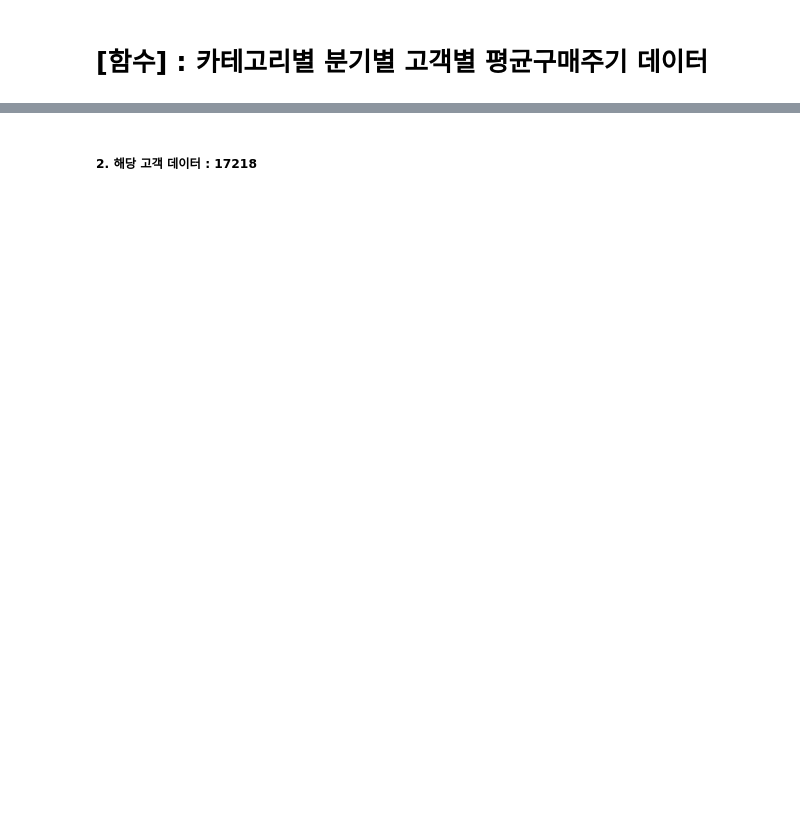
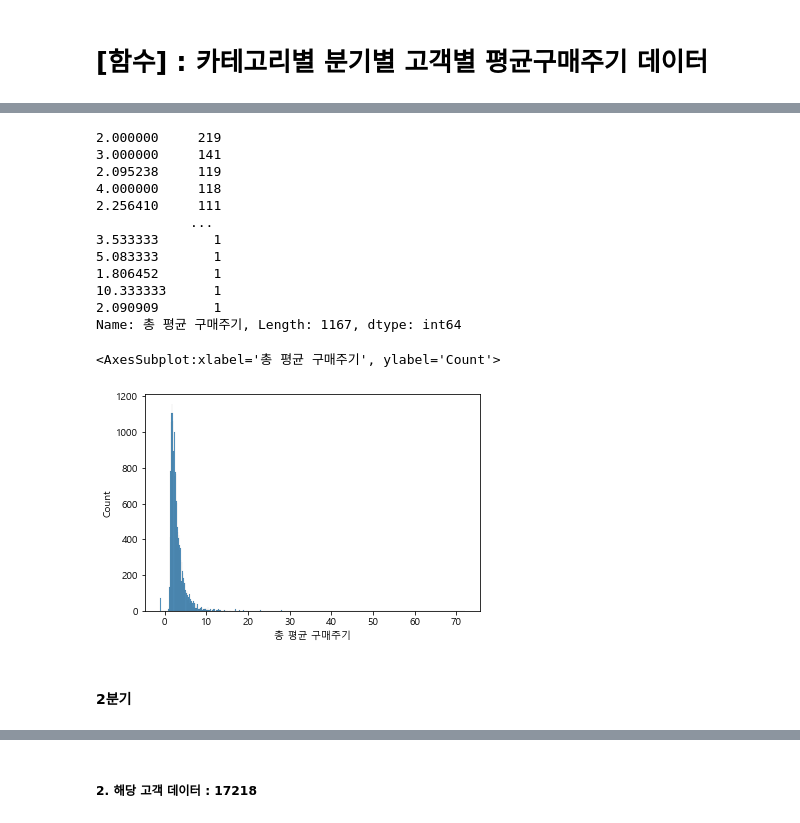
Before and after one commit to leejunghyunA/second_projects, a Jupyter notebook: R_평균구매주기_1022_정현.ipynb, the cells around one changed output, grey strips where cells are left out. Drawn from its saved outputs; the diff is of its cells as text; code cells hidden in the pictures; blank space fills up the shorter version.

```diff
--- a/R_평균구매주기_1022_정현.ipynb
+++ b/R_평균구매주기_1022_정현.ipynb
@@ -341,0 +350,5 @@ q8.to_csv('total_Q8.csv')
+# %%
+import pandas as pd
+
+q1 = pd.read_csv("C:/Users/jeoun/Documents/GitHub/study/study/2차 플젝\정현's 데이터/total_Q1.csv", index_col = 0)
+q1.head()
@@ -502,0 +658,31 @@ Q_8 = out_q_df(q8)
+# %%
+# 전체
+def out_q_total_df(q_df, add_df):
+
+    # 고객리스트
+    for cust in q_df['CUSTNO'].unique().tolist():
+        cust_df = q_df[q_df['CUSTNO']==cust]
+
+        cat_date = cust_df['PURDATE'].unique().tolist()
+        cat_date.sort(reverse=True)
+
+        if len(cat_date) == 0:
+            pass
+        elif len(cat_date) == 1:
+            mean_date = -1 #'just_one'
+            add_df.loc[cust, '총 평균 구매주기'] = mean_date
+        else:
+            date_li = []
+            for day_ind in range(len(cat_date)-1):
+                day_after = cat_date[day_ind]
+                day_before = cat_date[day_ind + 1]
+
+                # 다음구매일 - 전구매일
+                date = datetime.strptime(str(day_after),'%Y%m%d') - datetime.strptime(str(day_before),'%Y%m%d')
+
+                date_li.append(date.days)
+            # 평균 구매일
+            mean_date = sum(date_li) / len(date_li)
+
+            add_df.loc[cust, '총 평균 구매주기'] = mean_date
+    return add_df
@@ -502,0 +783,3 @@ Q_8 = out_q_df(q8)
+# %%
+R_total_Q1 = out_q_total_df(q1, Q_1)
+R_total_Q1
@@ -502,0 +800,20 @@ Q_8 = out_q_df(q8)
+# %%
+print(R_total_Q1['총 평균 구매주기'].value_counts())
+sns.histplot(R_total_Q1['총 평균 구매주기'])
+# %% [output]
+2.000000     219
+3.000000     141
+2.095238     119
+4.000000     118
+2.256410     111
+            ...
+3.533333       1
+5.083333       1
+1.806452       1
+10.333333      1
+2.090909       1
+Name: 총 평균 구매주기, Length: 1167, dtype: int64
+<AxesSubplot:xlabel='총 평균 구매주기', ylabel='Count'>
+[figure, added]
+# %% [markdown]
+#### 2분기
```
Also changed, not shown: parts of 133 cells of this notebook, 8 other files.
